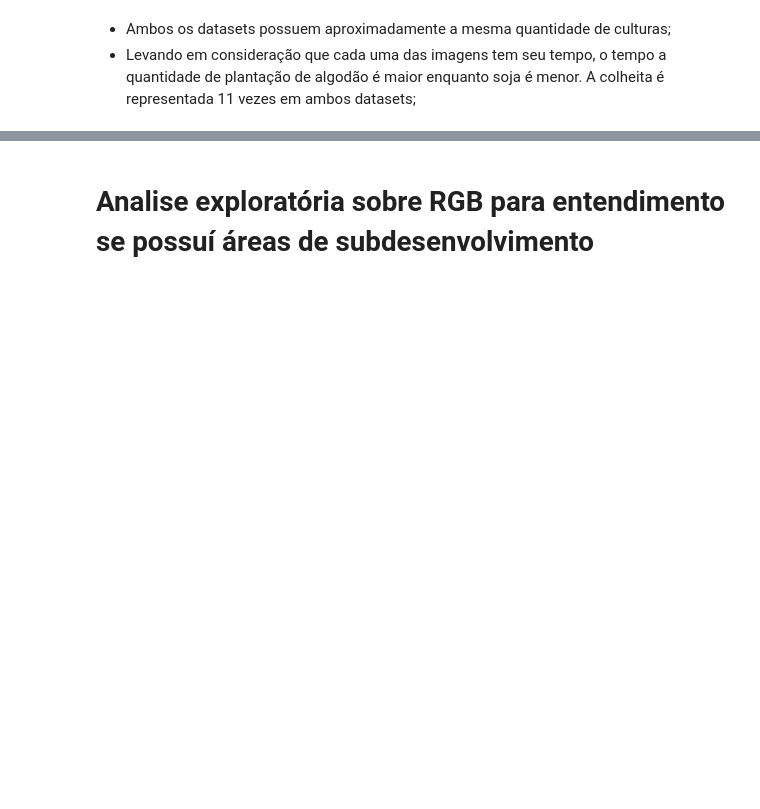
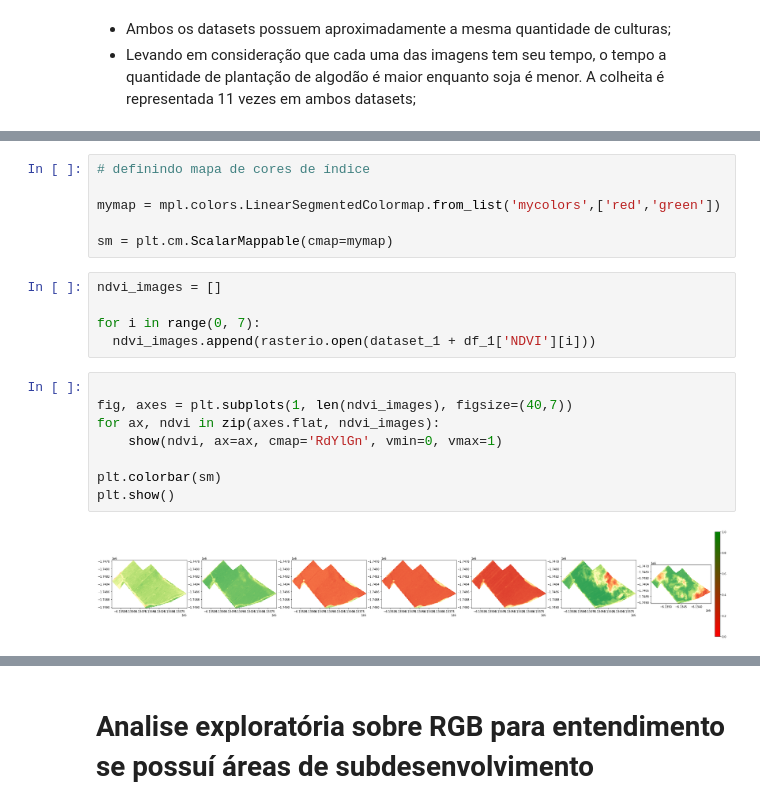
Before and after one commit to g-roger/analise-vegetativa-bemagro, a Jupyter notebook: 20ia_05_EDA_bemagro.ipynb, the cells around one changed output, grey strips where cells are left out. Cells and saved outputs as stored; diff of their text form; blank space fills up the shorter version.

```diff
--- a/20ia_05_EDA_bemagro.ipynb
+++ b/20ia_05_EDA_bemagro.ipynb
@@ -251,0 +251,21 @@ fig.tight_layout()
+# %%
+# definindo mapa de cores de índice
+
+mymap = mpl.colors.LinearSegmentedColormap.from_list('mycolors',['red','green'])
+
+sm = plt.cm.ScalarMappable(cmap=mymap)
+# %%
+ndvi_images = []
+
+for i in range(0, 7):
+  ndvi_images.append(rasterio.open(dataset_1 + df_1['NDVI'][i]))
+# %%
+
+fig, axes = plt.subplots(1, len(ndvi_images), figsize=(40,7))
+for ax, ndvi in zip(axes.flat, ndvi_images):
+    show(ndvi, ax=ax, cmap='RdYlGn', vmin=0, vmax=1)
+
+plt.colorbar(sm)
+plt.show()
+# %% [output]
+[figure, added]
```
Also changed, not shown: parts of 40 cells of this notebook.
